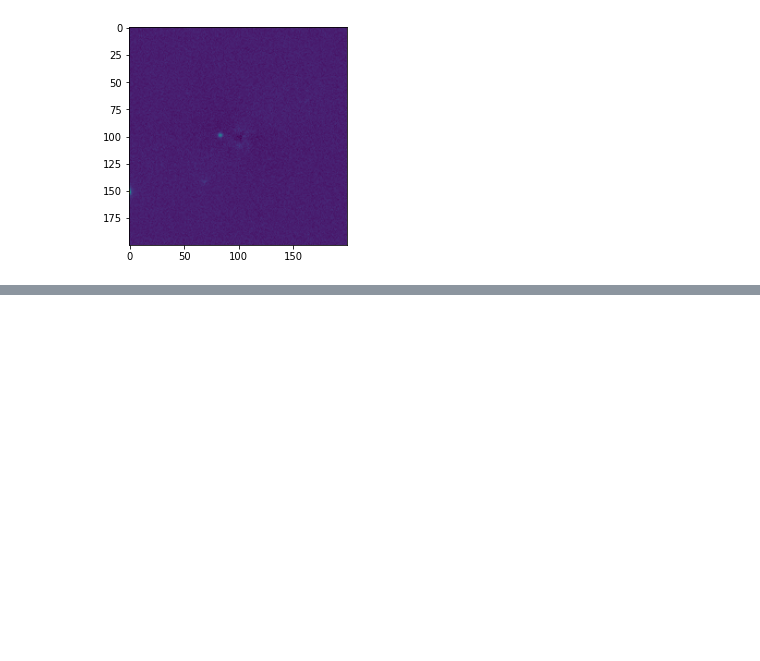
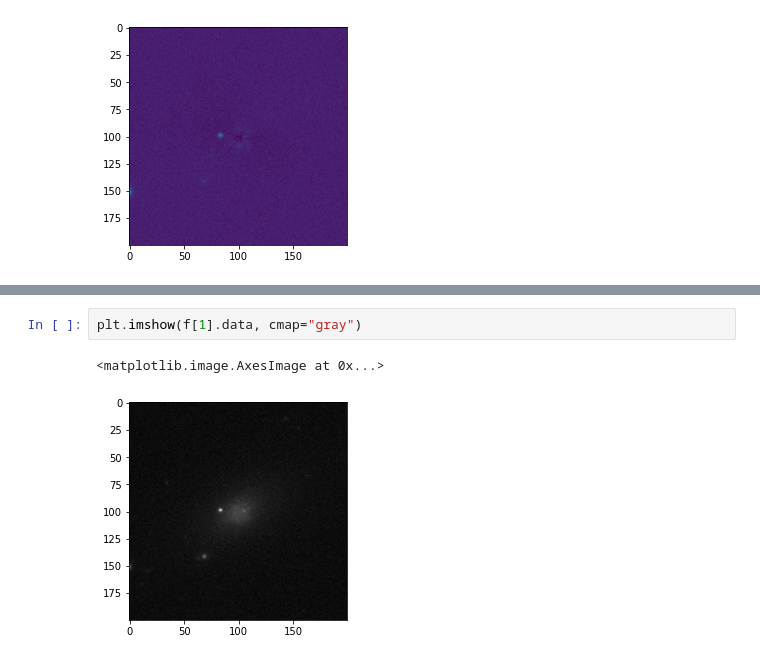
Before and after one commit to Schwarzam/pygalfitm, a Jupyter notebook: dev/feedme_manipulator.ipynb, the cells around one changed output, grey strips where cells are left out. Drawn from its saved outputs; the diff is of its cells as text; blank space fills up the shorter version.

```diff
--- a/dev/feedme_manipulator.ipynb
+++ b/dev/feedme_manipulator.ipynb
@@ -80,0 +135,5 @@ D) data/psf_test_i.fits,data/psf_test_r.fits,data/psf_test_g.fits          # Inp
+# %%
+plt.imshow(f[1].data, cmap="gray")
+# %% [output]
+<matplotlib.image.AxesImage at 0x...>
+[figure, added]
```
Also changed, not shown: parts of 9 cells of this notebook.
